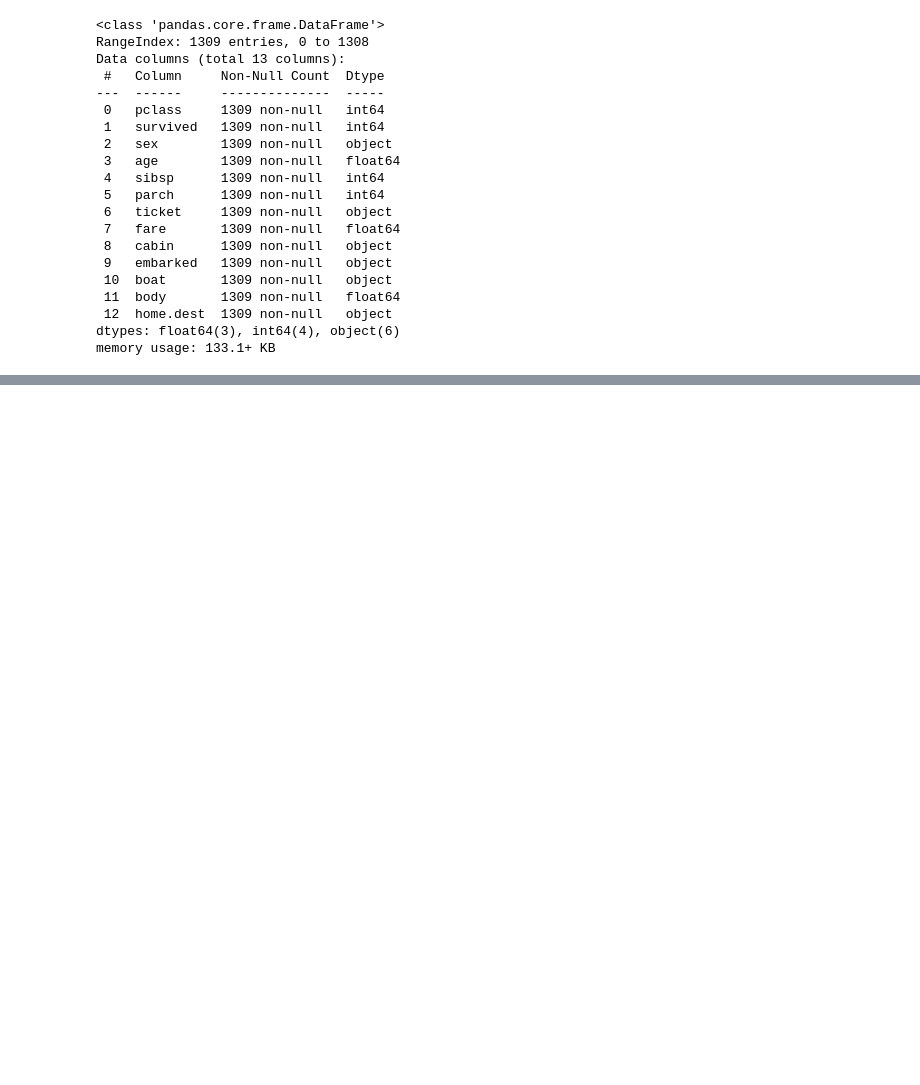
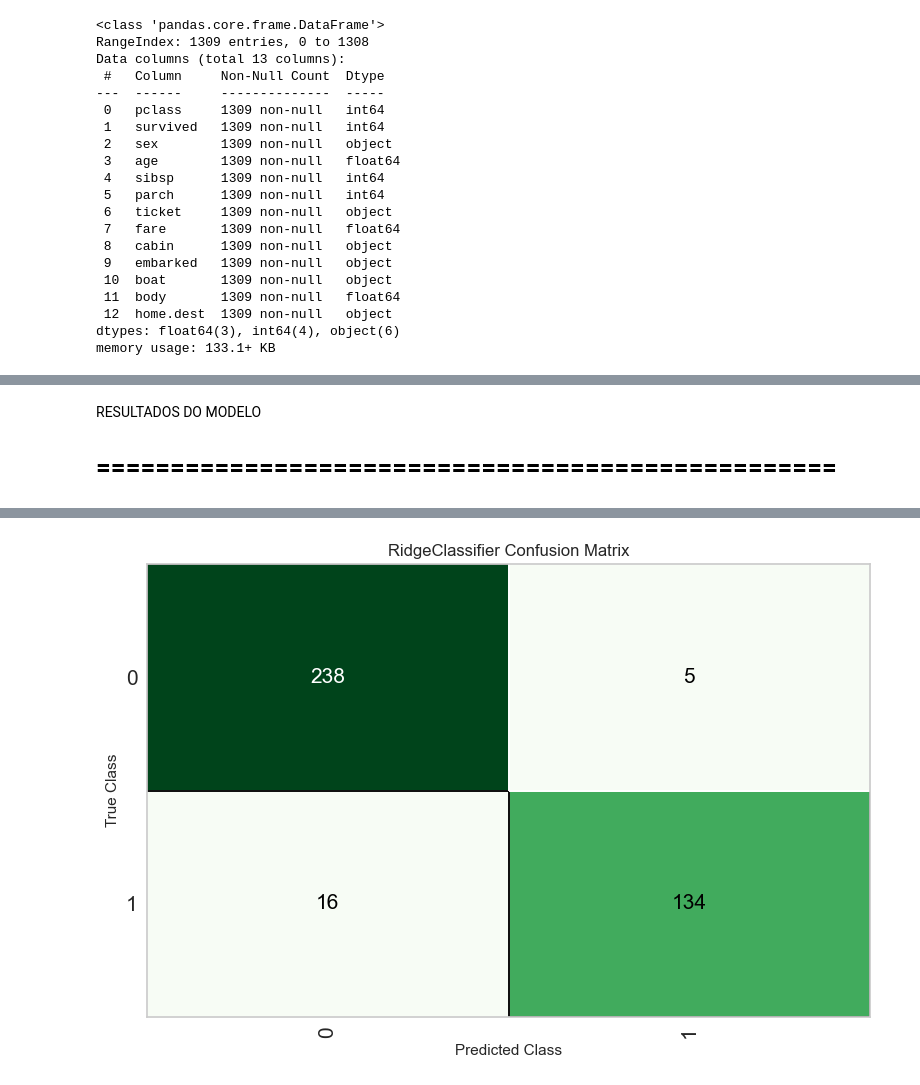
Before and after one commit to vitorvallio/titanic-survival-analysis, a Jupyter notebook: titanic.ipynb, the cells around one changed output, grey strips where cells are left out. Drawn from its saved outputs; the diff is of its cells as text; code cells hidden in the pictures; blank space fills up the shorter version.

```diff
--- a/titanic.ipynb
+++ b/titanic.ipynb
@@ -218,0 +242,2 @@ s.setup(
+# %%
+ridge = s.create_model("ridge")
@@ -218,0 +261,2 @@ s.setup(
+# %%
+ridge_tuned = s.tune_model(ridge, n_iter=10, optimize="auc")
@@ -218,0 +281,6 @@ s.setup(
+# %% [markdown]
+RESULTADOS DO MODELO
+# ==================================================
+# %%
+s.plot_model(ridge_tuned, plot="confusion_matrix")
+# %% [output]
@@ -218,0 +288 @@ s.setup(
+[figure, added]
```
Also changed, not shown: parts of 9 cells of this notebook.
